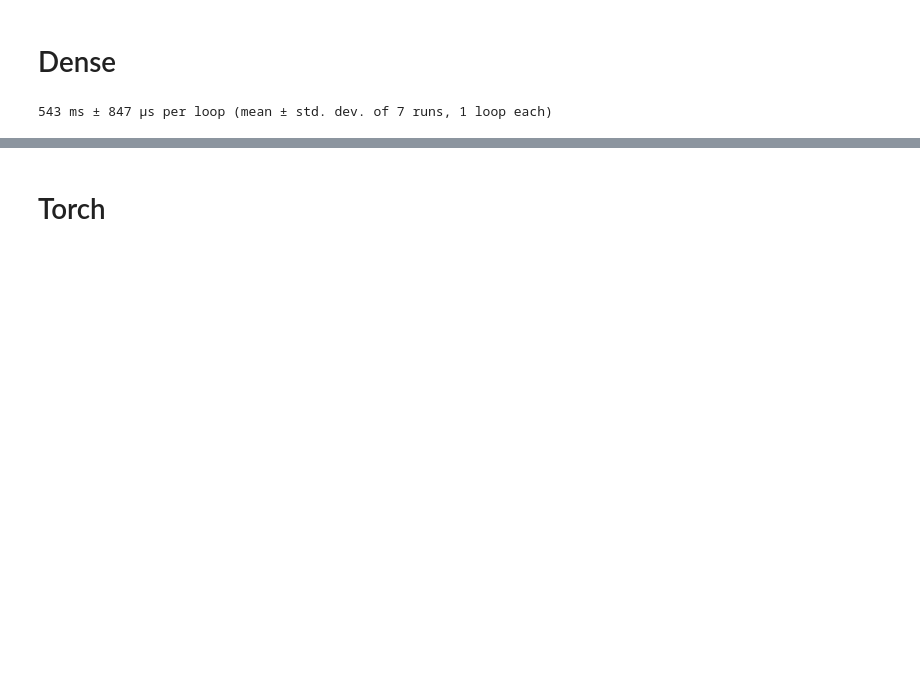
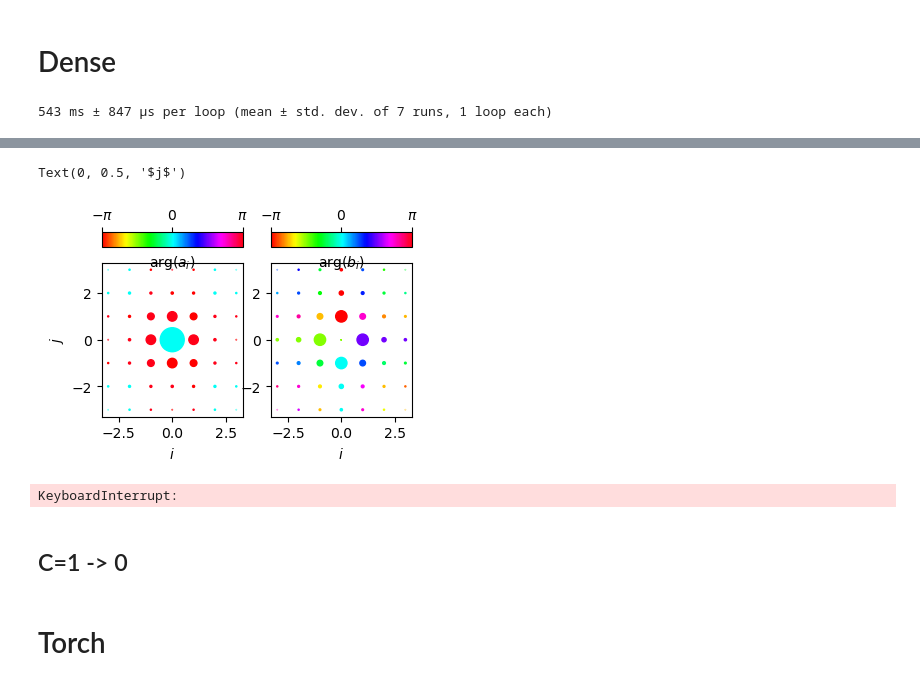
Before and after one commit to hainingpan/GTN, a Jupyter notebook: test_pytorch.ipynb, the cells around one changed output, grey strips where cells are left out. Drawn from its saved outputs; the diff is of its cells as text; code cells hidden in the pictures; blank space fills up the shorter version.

```diff
--- a/test_pytorch.ipynb
+++ b/test_pytorch.ipynb
@@ -78,0 +113,19 @@ P_contraction_2(gtn2.C_m,op,ix,ix_bar,)
+# %%
+fig,ax=plt.subplots(1,2,figsize=(4,2))
+mu=1
+i_list,j_list,a_list=convert_to_list(gtn2.A_i[mu])
+im=ax[0].scatter(i_list,j_list,s=400*np.abs(a_list),c=np.angle(a_list),vmin=-np.pi,vmax=np.pi,cmap='hsv')
+
+i_list,j_list,b_list=convert_to_list(gtn2.B_i[mu])
+im=ax[1].scatter(i_list,j_list,s=400*np.abs(b_list),c=np.angle(b_list),vmin=-np.pi,vmax=np.pi,cmap='hsv')
+
+place_color_bar_top(im,ax[0],r'$\arg(a_i)$')
+place_color_bar_top(im,ax[1],r'$\arg(b_i)$')
+
+[ax.set_xlabel('$i$') for ax in ax]
+ax[0].set_ylabel('$j$')
+
+# fig.savefig('mu1_nshell4.pdf',bbox_inches='tight')
+# %% [output]
+Text(0, 0.5, '$j$')
+[figure, added]
@@ -78,0 +135,8 @@ P_contraction_2(gtn2.C_m,op,ix,ix_bar,)
+# %%
+nu_list.append( chern_number_quick(gtn2.C_m,A_idx_0,B_idx_0,C_idx_0,device=gtn2.device,dtype=gtn2.dtype_float))
+for i in tqdm(range(gtn2.Lx)):
+    measure_feedback_layer(gtn2)
+    randomize(gtn2,measure=True)
+    nu_list.append( chern_number_quick(gtn2.C_m,A_idx_0,B_idx_0,C_idx_0,device=gtn2.device,dtype=gtn2.dtype_float))
+# %% [output]
+KeyboardInterrupt:
@@ -78,0 +148,2 @@ P_contraction_2(gtn2.C_m,op,ix,ix_bar,)
+# %% [markdown]
+## C=1 -> 0
```
Also changed, not shown: parts of 8 cells of this notebook.
